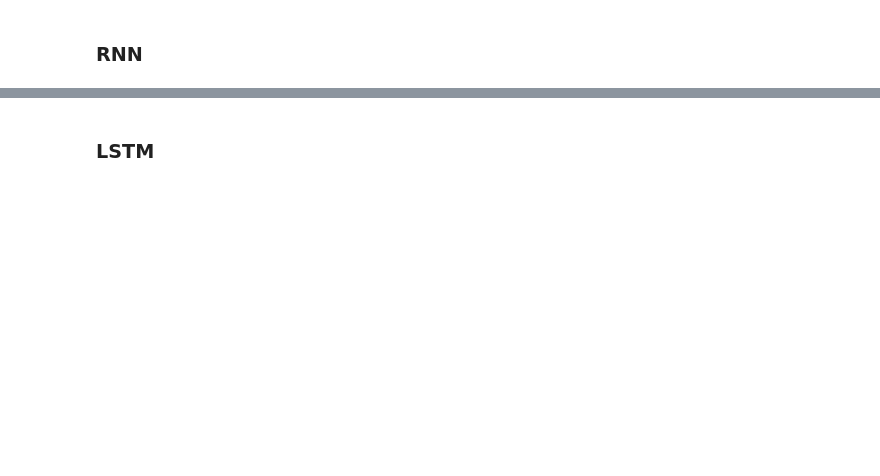
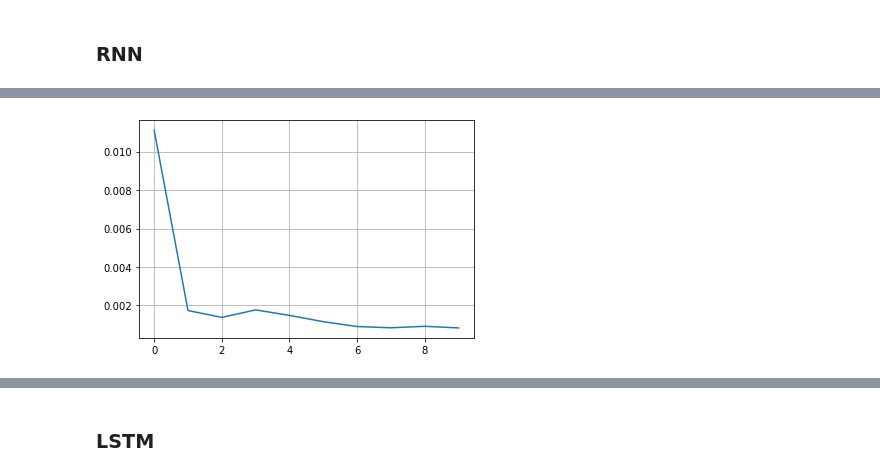
Before and after one commit to snuhcs/time-series-2022, a Jupyter notebook: Notebook/Lecture 6 - RNNs for Time-series.ipynb, the cells around one changed output, grey strips where cells are left out. Drawn from its saved outputs; the diff is of its cells as text; code cells hidden in the pictures; blank space fills up the shorter version.

```diff
--- a/Notebook/Lecture 6 - RNNs for Time-series.ipynb
+++ b/Notebook/Lecture 6 - RNNs for Time-series.ipynb
@@ -801,0 +791,83 @@ Epoch 10/10
+# %%
+bitcoin_all = pd.read_csv(bitcoin_location, index_col='Date')
+bitcoin_all.index = pd.to_datetime(bitcoin_all.index)
+
+# Parameters
+criteria = '2020-01-01'
+scaler = preprocessing.MinMaxScaler()
+sequence = 60
+batch_size = 32
+epoch = 10
+verbose = 1
+dropout_ratio = 0
+
+# Feature Engineering
+## Train & Test Split
+train = bitcoin_all.loc[bitcoin_all.index < criteria, :]
+test = bitcoin_all.loc[bitcoin_all.index >= criteria, :]
+print('Train_size:', train.shape, 'Test_size:', test.shape)
+
+## Scaling
+train_scaled = scaler.fit_transform(train)
+test_scaled = scaler.transform(test)
+
+####################### iterations #######################
+Score = dict()
+seqsize_list = [i for i in range(10, 60, 10)]
+for i in tqdm(seqsize_list):
+    sequence = i
+
+    ## X / Y Split
+    X_train, Y_train = [], []
+    for index in range(len(train_scaled) - sequence):
+        X_train.append(train_scaled[index: index + sequence])
+        Y_train.append(train_scaled[index + sequence])
+    X_test, Y_test = [], []
+    for index in range(len(test_scaled) - sequence):
+        X_test.append(test_scaled[index: index + sequence])
+        Y_test.append(test_scaled[index + sequence])
+
+    ## Retype and Reshape
+    X_train, Y_train = np.array(X_train), np.array(Y_train)
+    X_test, Y_test = np.array(X_test), np.array(Y_test)
+    print('X_train:', X_train.shape, 'Y_train:', Y_train.shape)
+    print('X_test:', X_test.shape, 'Y_test:', Y_test.shape)
+
+    # RNN
+    model = Sequential()
+    model.add(SimpleRNN(128, input_shape=(
+        X_train.shape[1], X_train.shape[2]), return_sequences=True, activation='relu'))
+    model.add(Dropout(dropout_ratio))
+    model.add(SimpleRNN(256, return_sequences=True, activation="relu"))
+    model.add(Dropout(dropout_ratio))
+    model.add(SimpleRNN(128, return_sequences=True, activation="relu"))
+    model.add(Dropout(dropout_ratio))
+    model.add(SimpleRNN(64, return_sequences=True, activation="relu"))
+    model.add(Dropout(dropout_ratio))
+    model.add(Flatten())
+    model.add(Dense(1))
+    model.compile(optimizer='adam', loss='mean_squared_error')
+    model.summary()
+    model_fit = model.fit(X_train, Y_train,
+                        batch_size=batch_size, epochs=epoch,
+                        verbose=verbose)
+
+    plt.plot(pd.DataFrame(model_fit.history))
+    plt.grid(True)
+    plt.show()
+
+    # prediction
+    Y_train_pred = model.predict(X_train)
+    Y_test_pred = model.predict(X_test)
+
+    # evaluation
+    result = model.evaluate(X_test, Y_test_pred)
+    if scaler != []:
+        Y_train = scaler.inverse_transform(Y_train)
+        Y_train_pred = scaler.inverse_transform(Y_train_pred)
+        Y_test = scaler.inverse_transform(Y_test)
+        Y_test_pred = scaler.inverse_transform(Y_test_pred)
+    Score_RNN, Residual_tr, Residual_te = evaluation_trte(pd.DataFrame(Y_train), Y_train_pred.flatten(),
+                                                        pd.DataFrame(Y_test), Y_test_pred.flatten(), graph_on=True)
+    Score[str(sequence)] = Score_RNN
+# %% [output]
@@ -801,0 +892 @@ Epoch 10/10
+[figure, added]
```
Also changed, not shown: parts of 23 cells of this notebook.
